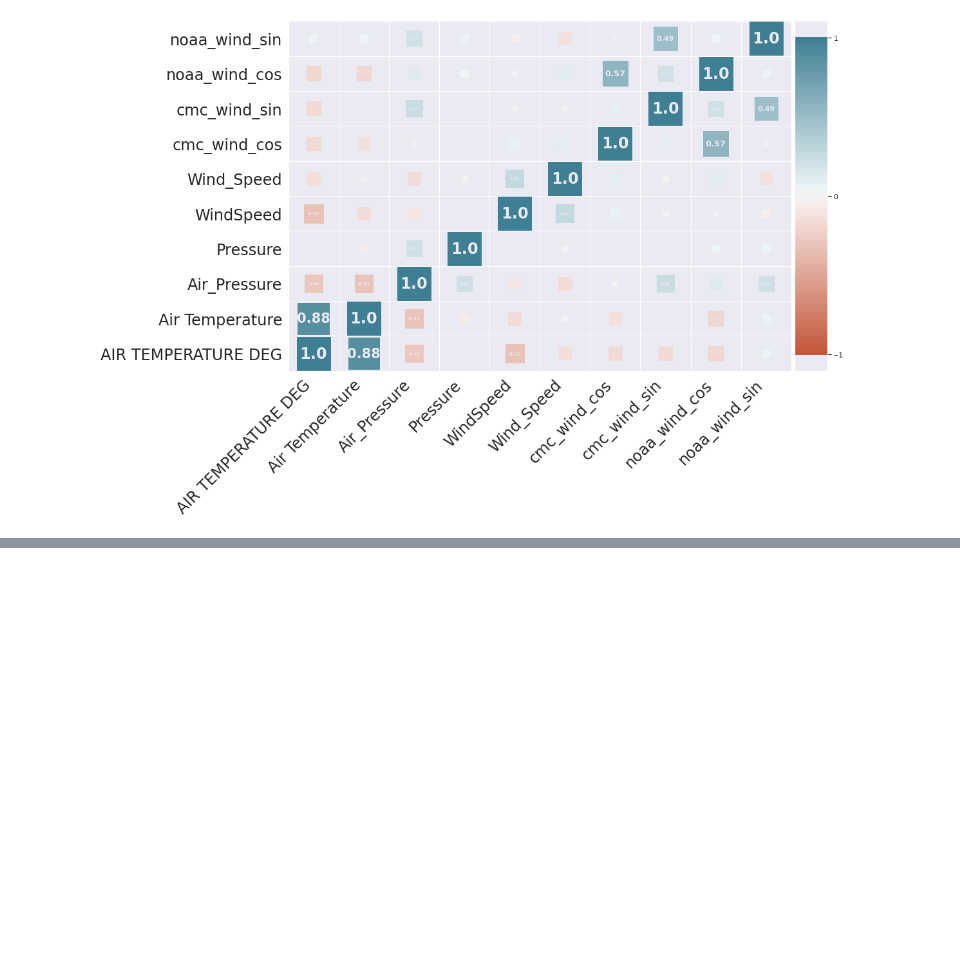
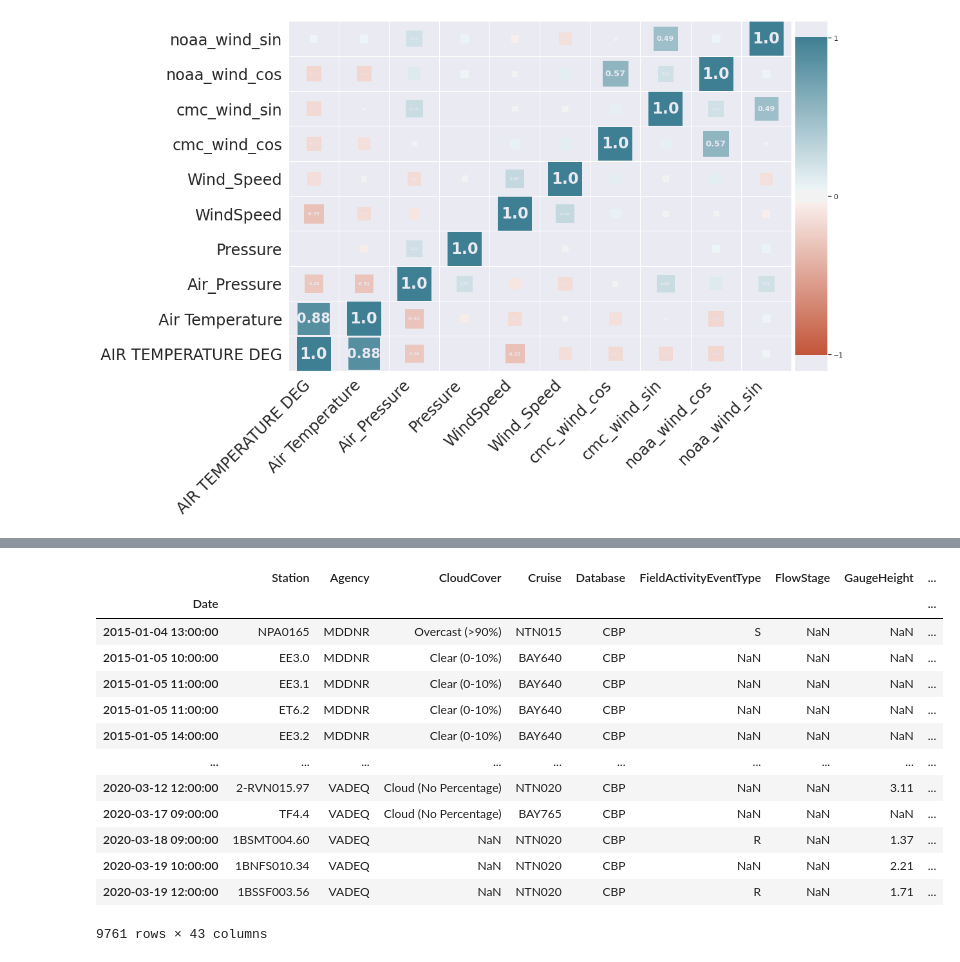
Before and after one commit to coreyryanhanson/hackthebay, a Jupyter notebook: datagathering.ipynb, the cells around one changed output, grey strips where cells are left out. Drawn from its saved outputs; the diff is of its cells as text; code cells hidden in the pictures; blank space fills up the shorter version.

```diff
--- a/datagathering.ipynb
+++ b/datagathering.ipynb
@@ -485,0 +489,14 @@ examine_corr.corr()
+# %%
+# These stations can be relatively close together. Choosing this value for k ensures that the minimum distance
+# between rows will reach 5 miles.
+k = cbp_cmc_all_coords.shape[0]//10
+distances, indices = tree.query(np.deg2rad(cbp_cmc_cond_coords[["Latitude", "Longitude"]]), k = k)
+indices = pd.DataFrame(indices, columns = [f"Near_Station{i}" for i in np.arange(0,k)])
+distances = pd.DataFrame(distances*3959, columns = [f"dist_mi{i}" for i in np.arange(0,k)])
+# %%
+indices = indices.drop(columns="Near_Station0")
+distances = distances.drop(columns="dist_mi0")
+cbp_cmc_neighbors = cbp_cmc_cond_coords.drop(columns=["Latitude", "Longitude"]).copy()
+for i, column in enumerate(indices.columns):
+    cbp_cmc_neighbors[column] = indices[column].map(lambda x: cbp_cmc_all_coords["Station"][x])
+    cbp_cmc_neighbors["Dist_"+column] = distances[f"dist_mi{i+1}"]
@@ -485,0 +534,21 @@ examine_corr.corr()
+# %%
+k = 4
+column_list = ['Date', 'USAF_ID', 'NCEI_WBAN_ID', 'Data Source', 'Latitude', 'Longitude', 'Code', 'Quality_Control',
+               'Wind_Dir', 'Wind_Dir_Q', 'Wind_Type', 'Wind_Speed', 'Wind_Speed_Q', 'Air Temperature', 'Air Temperature_Q']
+
+combined_hourly = cbp_cmc_hourly.merge(noaa_locations_df, how="left", on="Station").copy()
+
+for i in range(1, k+1):
+    #Fixing bug from incompatible datatypes.
+    combined_hourly[f"WBAN_id{i}"] = combined_hourly[f"WBAN_id{i}"].astype("object").map(lambda x: str(x))
+    combined_hourly = combined_hourly.merge(noaa_hourly[column_list], how="left", left_on=["Date", f"USAF_id{i}", f"WBAN_id{i}"],
+                                  right_on=["Date", 'USAF_ID', 'NCEI_WBAN_ID'], suffixes=(None,i))
+# %%
+cbp_cmc_hourly_fill = cbp_cmc_hourly.copy()
+for i in range(1,k+1):
+    if i == 1:
+        neighbor = 'Air Temperature'
+    else:
+        neighbor = f'Air Temperature{i}'
+    cbp_cmc_hourly_fill['AIR TEMPERATURE DEG'] = np.where(cbp_cmc_hourly_fill['AIR TEMPERATURE DEG'].isna(),
+                                                          combined_hourly[neighbor], cbp_cmc_hourly_fill['AIR TEMPERATURE DEG'])
@@ -485,0 +587,17 @@ examine_corr.corr()
+# %%
+cbp_cmc_hourly_fill[cbp_cmc_hourly_fill['AIR TEMPERATURE DEG'].isna()].set_index("Date")["2015":]
+# %% [output]
+|  | Station | Agency | CloudCover | Cruise | Database | FieldActivityEventType | FlowStage | GaugeHeight | ... |
+| Date |  |  |  |  |  |  |  |  | ... |
+| 2015-01-04 13:00:00 | NPA0165 | MDDNR | Overcast (>90%) | NTN015 | CBP | S | NaN | NaN | ... |
+| 2015-01-05 10:00:00 | EE3.0 | MDDNR | Clear (0-10%) | BAY640 | CBP | NaN | NaN | NaN | ... |
+| 2015-01-05 11:00:00 | EE3.1 | MDDNR | Clear (0-10%) | BAY640 | CBP | NaN | NaN | NaN | ... |
+| 2015-01-05 11:00:00 | ET6.2 | MDDNR | Clear (0-10%) | BAY640 | CBP | NaN | NaN | NaN | ... |
+| 2015-01-05 14:00:00 | EE3.2 | MDDNR | Clear (0-10%) | BAY640 | CBP | NaN | NaN | NaN | ... |
+| ... | ... | ... | ... | ... | ... | ... | ... | ... | ... |
+| 2020-03-12 12:00:00 | 2-RVN015.97 | VADEQ | Cloud (No Percentage) | NTN020 | CBP | NaN | NaN | 3.11 | ... |
+| 2020-03-17 09:00:00 | TF4.4 | VADEQ | Cloud (No Percentage) | BAY765 | CBP | NaN | NaN | NaN | ... |
+| 2020-03-18 09:00:00 | 1BSMT004.60 | VADEQ | NaN | NTN020 | CBP | R | NaN | 1.37 | ... |
+| 2020-03-19 10:00:00 | 1BNFS010.34 | VADEQ | NaN | NTN020 | CBP | NaN | NaN | 2.21 | ... |
+| 2020-03-19 12:00:00 | 1BSSF003.56 | VADEQ | NaN | NTN020 | CBP | R | NaN | 1.71 | ... |
+9761 rows × 43 columns
```
Also changed, not shown: parts of 16 cells of this notebook, 2 other files.
